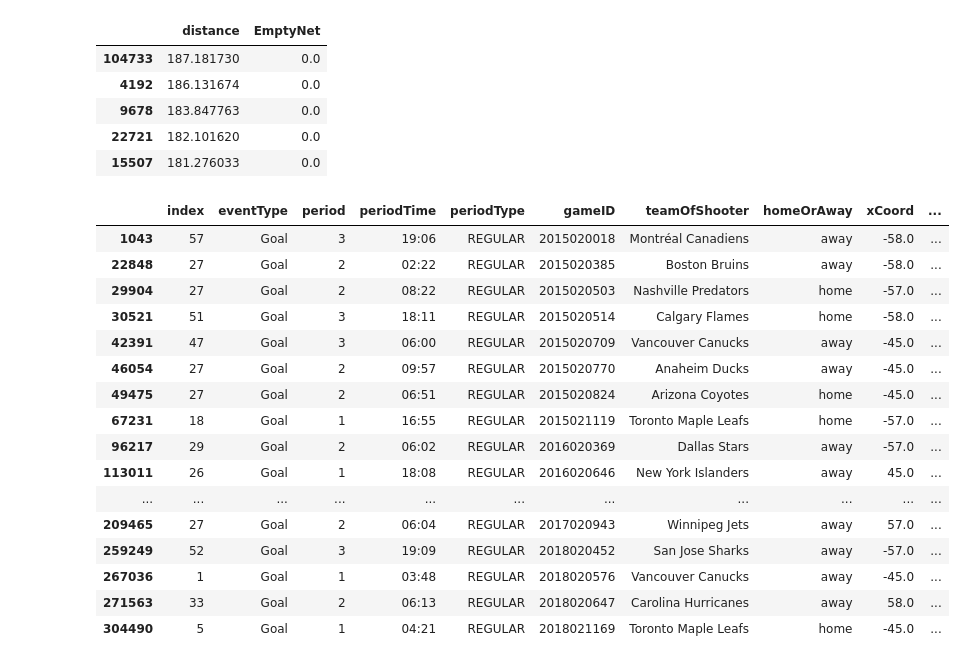
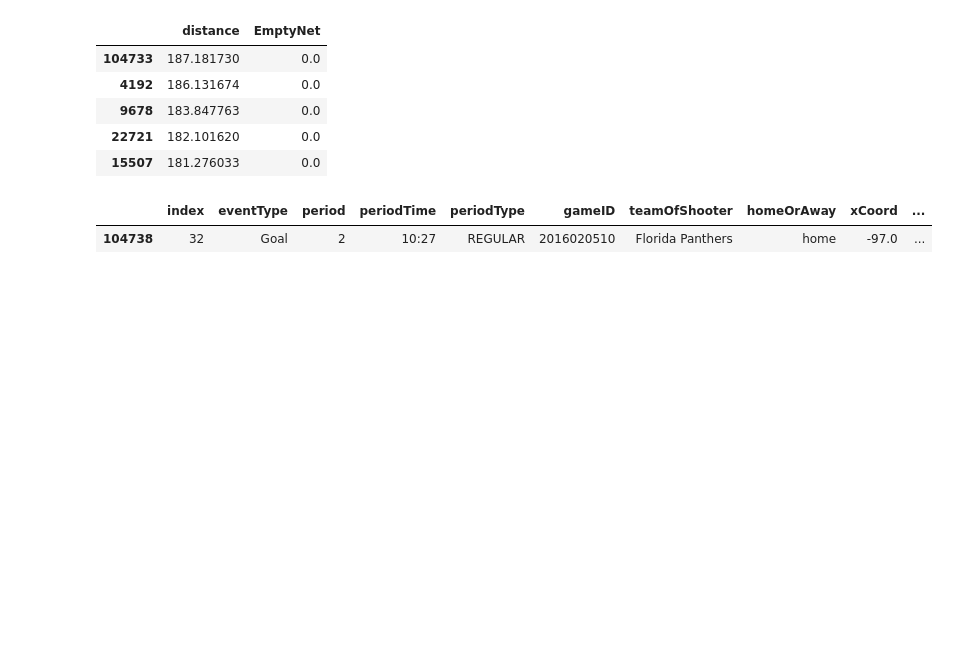
Before and after one commit to sorinmuchi/IFT6758, a Jupyter notebook: notebooks/2-FeatureEngineering-I.ipynb, the cells around one changed output. Drawn from its saved outputs; the diff is of its cells as text; code cells hidden in the pictures; blank space fills up the shorter version.

```diff
--- a/notebooks/2-FeatureEngineering-I.ipynb
+++ b/notebooks/2-FeatureEngineering-I.ipynb
@@ -178,23 +197,8 @@ df_suspecious.head()
 | 22721 | 182.101620 | 0.0 |
 | 15507 | 181.276033 | 0.0 |
 # %%
-suspicious_event = df_suspecious.iloc[-1]
+suspicious_event = df_suspecious.iloc[0]
 data[(data['distanceFromNet']==suspicious_event['distance']) & (data['eventType']=='Goal')]
 # %% [output]
 |  | index | eventType | period | periodTime | periodType | gameID | teamOfShooter | homeOrAway | xCoord | ... |
-| 1043 | 57 | Goal | 3 | 19:06 | REGULAR | 2015020018 | Montréal Canadiens | away | -58.0 | ... |
-| 22848 | 27 | Goal | 2 | 02:22 | REGULAR | 2015020385 | Boston Bruins | away | -58.0 | ... |
-| 29904 | 27 | Goal | 2 | 08:22 | REGULAR | 2015020503 | Nashville Predators | home | -57.0 | ... |
-| 30521 | 51 | Goal | 3 | 18:11 | REGULAR | 2015020514 | Calgary Flames | home | -58.0 | ... |
-| 42391 | 47 | Goal | 3 | 06:00 | REGULAR | 2015020709 | Vancouver Canucks | away | -45.0 | ... |
-| 46054 | 27 | Goal | 2 | 09:57 | REGULAR | 2015020770 | Anaheim Ducks | away | -45.0 | ... |
-| 49475 | 27 | Goal | 2 | 06:51 | REGULAR | 2015020824 | Arizona Coyotes | home | -45.0 | ... |
-| 67231 | 18 | Goal | 1 | 16:55 | REGULAR | 2015021119 | Toronto Maple Leafs | home | -57.0 | ... |
-| 96217 | 29 | Goal | 2 | 06:02 | REGULAR | 2016020369 | Dallas Stars | away | -57.0 | ... |
-| 113011 | 26 | Goal | 1 | 18:08 | REGULAR | 2016020646 | New York Islanders | away | 45.0 | ... |
-| ... | ... | ... | ... | ... | ... | ... | ... | ... | ... | ... |
-| 209465 | 27 | Goal | 2 | 06:04 | REGULAR | 2017020943 | Winnipeg Jets | away | 57.0 | ... |
-| 259249 | 52 | Goal | 3 | 19:09 | REGULAR | 2018020452 | San Jose Sharks | away | -57.0 | ... |
-| 267036 | 1 | Goal | 1 | 03:48 | REGULAR | 2018020576 | Vancouver Canucks | away | -45.0 | ... |
-| 271563 | 33 | Goal | 2 | 06:13 | REGULAR | 2018020647 | Carolina Hurricanes | away | 58.0 | ... |
-| 304490 | 5 | Goal | 1 | 04:21 | REGULAR | 2018021169 | Toronto Maple Leafs | home | -45.0 | ... |
+| 104738 | 32 | Goal | 2 | 10:27 | REGULAR | 2016020510 | Florida Panthers | home | -97.0 | ... |
```
Also changed, not shown: parts of 6 cells of this notebook, 15 other files.
